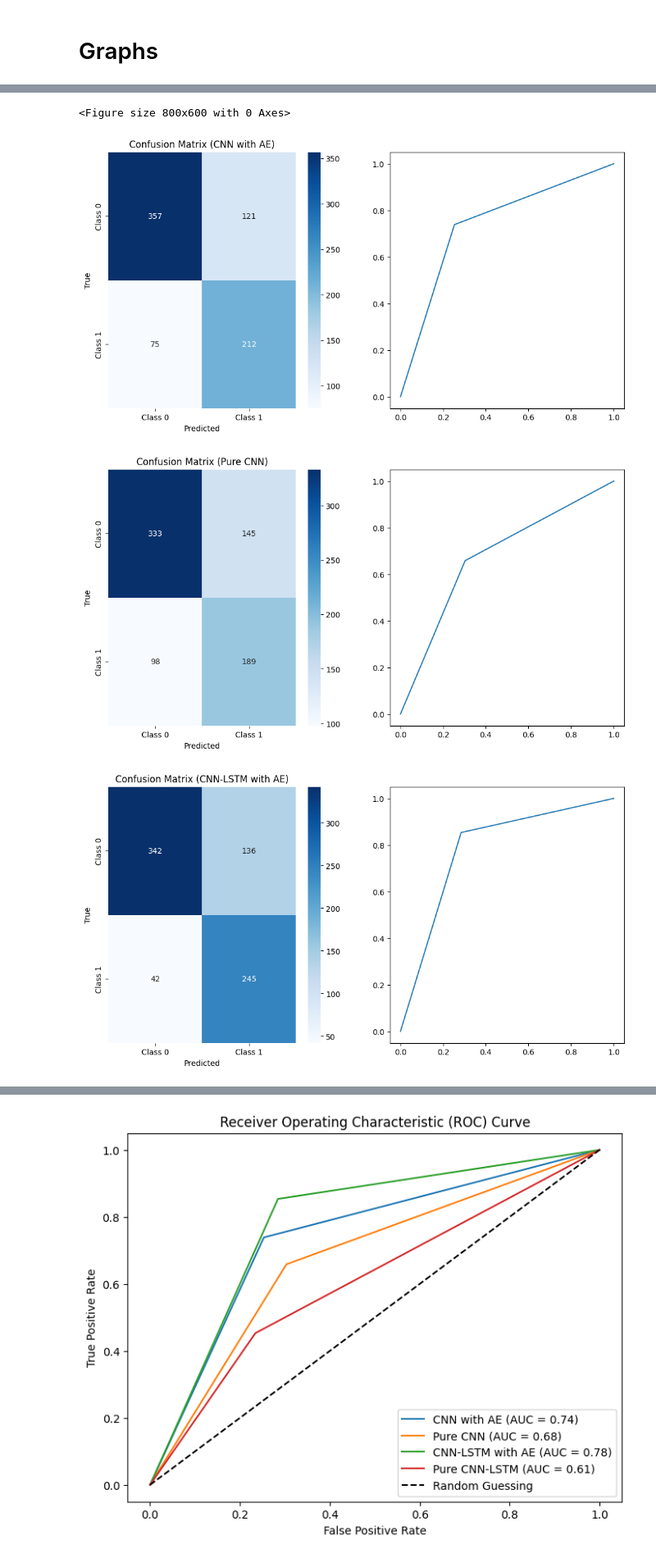
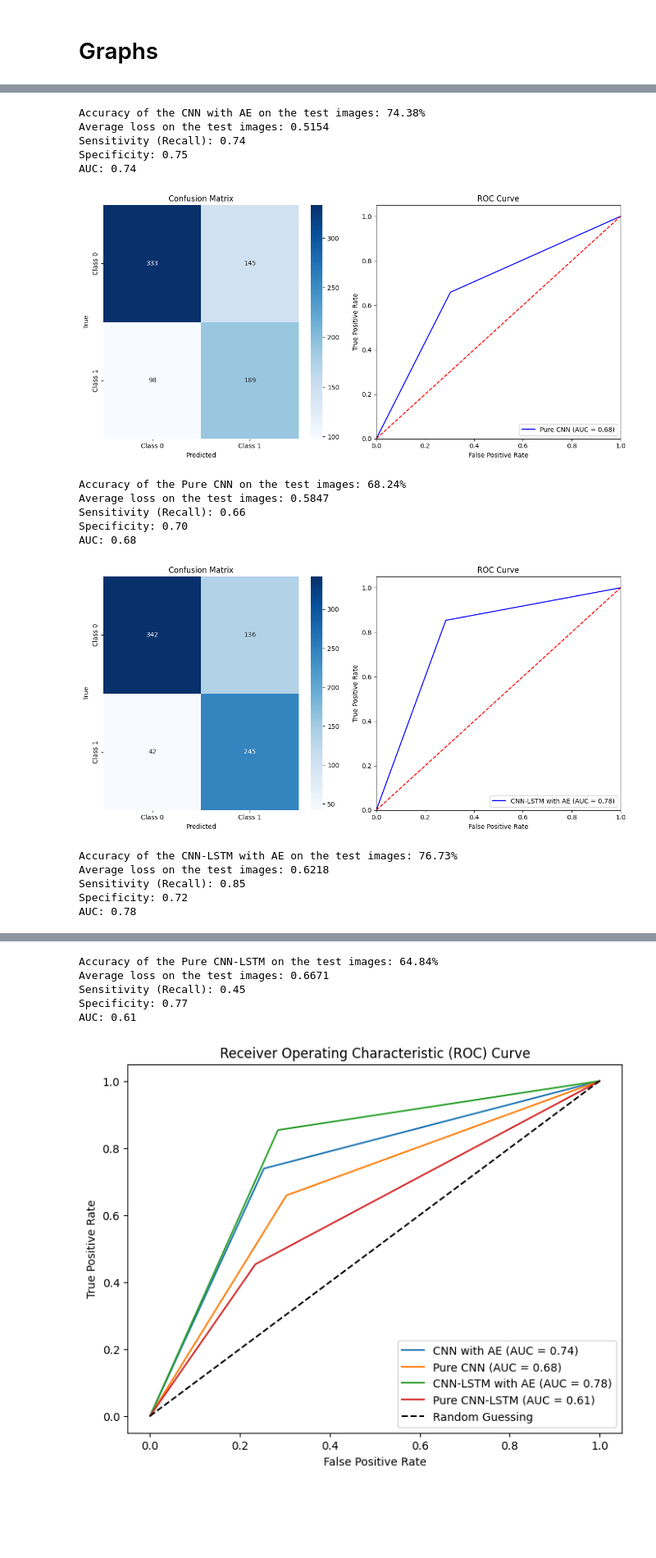
Before and after one commit to yasty-sanchez/ADHD_fMRI_DL, a Jupyter notebook: experiments.ipynb, the cells around one changed output, grey strips where cells are left out. Shown at 82% size. Saved outputs shown, nothing was run; the diff lists cells and outputs as text; code cells hidden in the pictures; blank space fills up the shorter version.

Commit message:
Added individual graphs

```diff
--- a/experiments.ipynb
+++ b/experiments.ipynb
@@ -1478,7 +1478,7 @@ for model_name, model in models.items():
             all_labels.extend(labels.cpu().numpy())
             all_preds.extend(predicted.cpu().numpy())
 
-    # Calculate accuracy and average loss
+        # Calculate accuracy and average loss
     accuracy = 100 * correct / total
     average_loss = total_loss / len(test_loader)
 
@@ -1487,6 +1487,10 @@ for model_name, model in models.items():
     TN, FP, FN, TP = conf_matrix.ravel()
     sensitivity = TP / (TP + FN) if (TP + FN) > 0 else 0  # Sensitivity / Recall
     specificity = TN / (TN + FP) if (TN + FP) > 0 else 0  # Specificity
+
+    # Calculate AUC and plot ROC curve
+    auc_score = roc_auc_score(all_labels, all_preds)
+    fpr, tpr, _ = roc_curve(all_labels, all_preds)
 
     # Plot confusion matrix
     fig, ax = plt.subplots(1, 2, figsize=(12, 6))
@@ -1497,13 +1501,20 @@ for model_name, model in models.items():
                 yticklabels=[f'Class {i}' for i in range(num_classes)])
     ax[0].set_xlabel('Predicted')
     ax[0].set_ylabel('True')
-    ax[0].set_title(f'Confusion Matrix ({model_name})')
+    ax[0].set_title('Confusion Matrix')
 
-    # Calculate AUC and plot ROC curve
-    auc_score = roc_auc_score(all_labels, all_preds)
-    fpr, tpr, _ = roc_curve(all_labels, all_preds)
+    # ROC curve plot
+    ax[1].plot(fpr, tpr, color='blue', label=f"{model_name} (AUC = {auc_score:.2f})")
+    ax[1].plot([0, 1], [0, 1], 'r--')
+    ax[1].set_xlim([0.0, 1.0])
+    ax[1].set_ylim([0.0, 1.05])
+    ax[1].set_xlabel('False Positive Rate')
+    ax[1].set_ylabel('True Positive Rate')
+    ax[1].set_title('ROC Curve')
+    ax[1].legend(loc="lower right")
 
-    plt.plot(fpr, tpr, label=f"{model_name} (AUC = {auc_score:.2f})")
+    plt.tight_layout()
+    plt.show()
 
     # Print metrics
     print(f'Accuracy of the {model_name} on the test images: {accuracy:.2f}%')
@@ -1511,11 +1522,4 @@ for model_name, model in models.items():
     print(f'Sensitivity (Recall): {sensitivity:.2f}')
     print(f'Specificity: {specificity:.2f}')
     print(f'AUC: {auc_score:.2f}')
-
-plt.plot([0, 1], [0, 1], "k--", label="Random Guessing")
-plt.xlabel("False Positive Rate")
-plt.ylabel("True Positive Rate")
-plt.title("Receiver Operating Characteristic (ROC) Curve")
-plt.legend()
-plt.show()
 # %% [output]
@@ -1542,4 +1528,17 @@ AUC: 0.61
-<Figure size 800x600 with 0 Axes>
+Accuracy of the CNN with AE on the test images: 74.38%
+Average loss on the test images: 0.5154
+Sensitivity (Recall): 0.74
+Specificity: 0.75
+AUC: 0.74
-[figure, old version]
-[figure, old version]
+[figure, new version]
+Accuracy of the Pure CNN on the test images: 68.24%
+Average loss on the test images: 0.5847
+Sensitivity (Recall): 0.66
+Specificity: 0.70
+AUC: 0.68
-[figure, old version]
+[figure, new version]
+Accuracy of the CNN-LSTM with AE on the test images: 76.73%
+Average loss on the test images: 0.6218
+Sensitivity (Recall): 0.85
+Specificity: 0.72
+AUC: 0.78
@@ -1547,3 +1546,8 @@ AUC: 0.61
+Accuracy of the Pure CNN-LSTM on the test images: 64.84%
+Average loss on the test images: 0.6671
+Sensitivity (Recall): 0.45
+Specificity: 0.77
+AUC: 0.61
 # %%
 plt.figure(figsize=(8, 6))
 for model_name, model in models.items():
```
Also changed, not shown: parts of 1 cell of this notebook.
